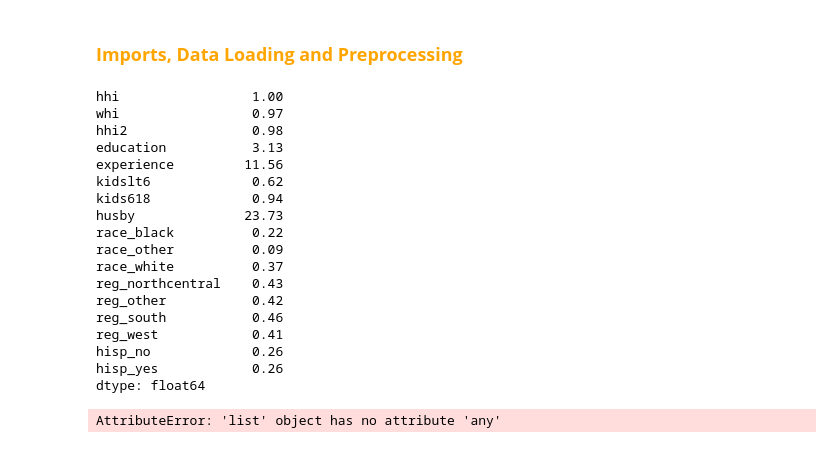
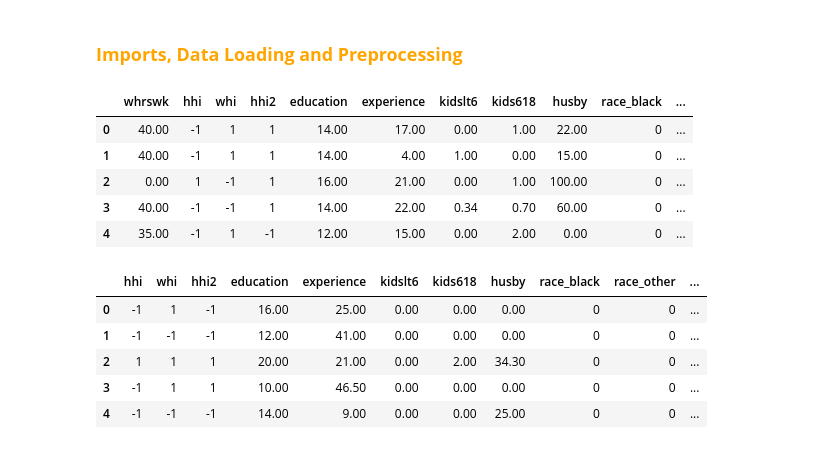
Before and after one commit to Yan-Tavares/ML_Projects, a Jupyter notebook: Final Project/Yan_code.ipynb, the cells around one changed output. Drawn from its saved outputs; the diff is of its cells as text; code cells hidden in the pictures.

```diff
--- a/Final Project/Yan_code.ipynb
+++ b/Final Project/Yan_code.ipynb
@@ -6,8 +6,13 @@ from sklearn.neighbors import KNeighborsRegressor
 from sklearn.linear_model import SGDRegressor
 from sklearn.ensemble import RandomForestRegressor
 from sklearn.tree import DecisionTreeRegressor
+import matplotlib.pyplot as plt
 
-import matplotlib.pyplot as plt
+# Set display options to show more rows and columns
+pd.set_option('display.max_rows', None)  # Show all rows
+pd.set_option('display.max_columns', None)  # Show all columns
+pd.set_option('display.width', None)  # Auto-detect the display width
+pd.set_option('display.max_colwidth', None)  # Show full content of each column
 # %% [markdown]
 ### <font color="orange">  **Imports, Data Loading and Preprocessing** </font>
 # %%
@@ -90,41 +95,21 @@ def preprocess_data(df):
 
 df = preprocess_data(df)
 df_autograder = preprocess_data(df_autograder)
-
-X = df.iloc[:,1:]
-Y = df.iloc[:,0]
-X_autog = df_autograder
-
-mean = X.mean()
-std = X.std()
-print(std)
-
-def specific_normalization(X, mean, std, columns_index = [3,4,5,7]):
-    for i in range(len(X.columns)):
-        if i in columns_index:
-            X.iloc[:,i] = (X.iloc[:,i] - mean[i])/std[i]
-    return X
-
-X = specific_normalization(X, mean, std, columns_index = [3,4,5,7])
-
-print(X)
-# %% [output]
-hhi                 1.00
-whi                 0.97
-hhi2                0.98
-education           3.13
-experience         11.56
-kidslt6             0.62
-kids618             0.94
-husby              23.73
-race_black          0.22
-race_other          0.09
-race_white          0.37
-reg_northcentral    0.43
-reg_other           0.42
-reg_south           0.46
-reg_west            0.41
-hisp_no             0.26
-hisp_yes            0.26
-dtype: float64
-AttributeError: 'list' object has no attribute 'any'
+# %%
+df.head()
+# %% [output]
+|  | whrswk | hhi | whi | hhi2 | education | experience | kidslt6 | kids618 | husby | race_black | ... |
+| 0 | 40.00 | -1 | 1 | 1 | 14.00 | 17.00 | 0.00 | 1.00 | 22.00 | 0 | ... |
+| 1 | 40.00 | -1 | 1 | 1 | 14.00 | 4.00 | 1.00 | 0.00 | 15.00 | 0 | ... |
+| 2 | 0.00 | 1 | -1 | 1 | 16.00 | 21.00 | 0.00 | 1.00 | 100.00 | 0 | ... |
+| 3 | 40.00 | -1 | -1 | 1 | 14.00 | 22.00 | 0.34 | 0.70 | 60.00 | 0 | ... |
+| 4 | 35.00 | -1 | 1 | -1 | 12.00 | 15.00 | 0.00 | 2.00 | 0.00 | 0 | ... |
+# %%
+df_autograder.head()
+# %% [output]
+|  | hhi | whi | hhi2 | education | experience | kidslt6 | kids618 | husby | race_black | race_other | ... |
+| 0 | -1 | 1 | -1 | 16.00 | 25.00 | 0.00 | 0.00 | 0.00 | 0 | 0 | ... |
+| 1 | -1 | -1 | -1 | 12.00 | 41.00 | 0.00 | 0.00 | 0.00 | 0 | 0 | ... |
+| 2 | 1 | 1 | 1 | 20.00 | 21.00 | 0.00 | 2.00 | 34.30 | 0 | 0 | ... |
+| 3 | -1 | 1 | 1 | 10.00 | 46.50 | 0.00 | 0.00 | 0.00 | 0 | 0 | ... |
+| 4 | -1 | -1 | -1 | 14.00 | 9.00 | 0.00 | 0.00 | 25.00 | 0 | 0 | ... |
```
Also changed, not shown: parts of 4 cells of this notebook.
